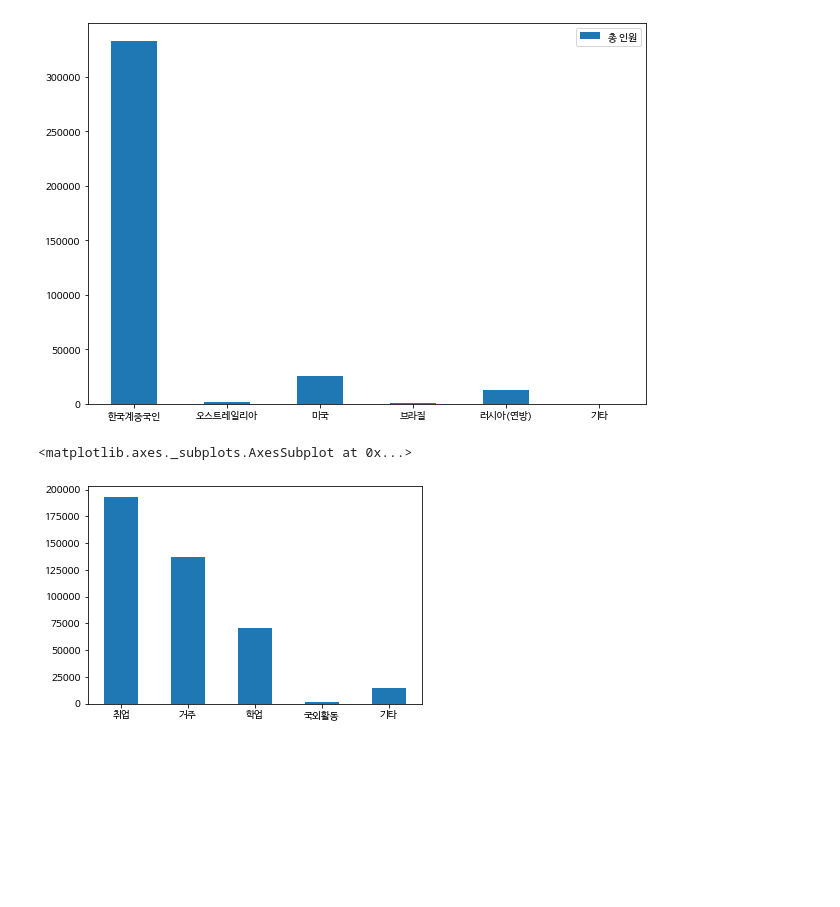
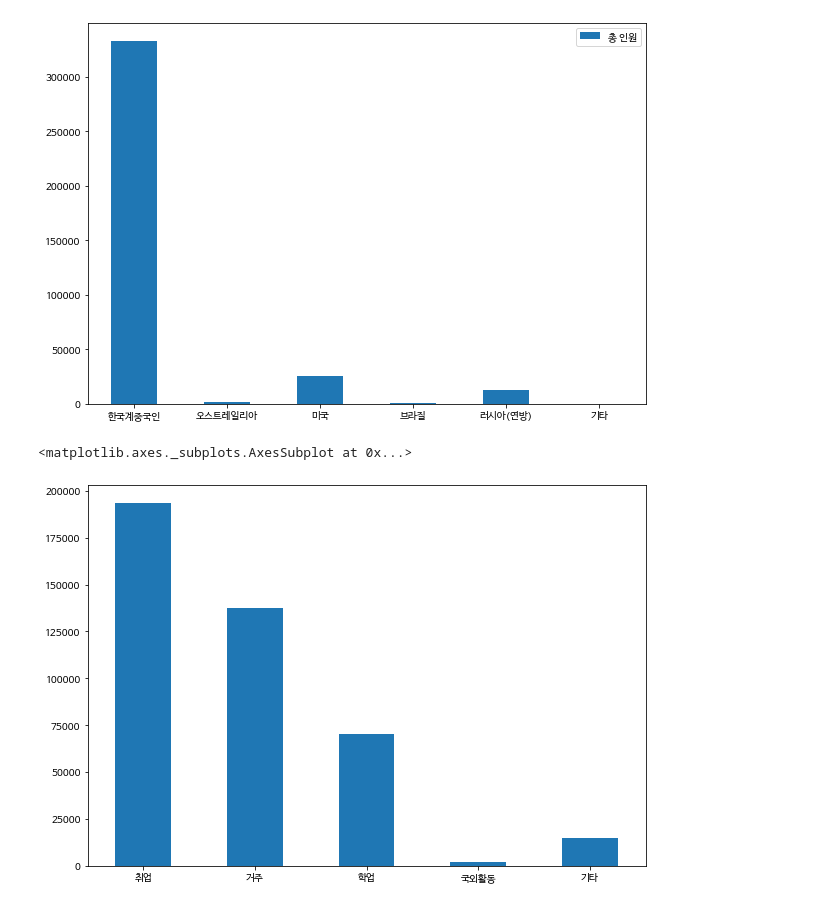
Before and after one commit to SonHyeok/Foreigner-in-korea, a Jupyter notebook: Foreigner.ipynb, the cells around one changed output. Saved outputs shown, nothing was run; the diff lists cells and outputs as text; code cells hidden in the pictures; blank space fills up the shorter version.

```diff
--- a/Foreigner.ipynb
+++ b/Foreigner.ipynb
@@ -379,8 +709,8 @@ df_compare.plot.bar(figsize = (10,7),rot = 0)
 <matplotlib.axes._subplots.AxesSubplot at 0x...>
 [figure]
 # %%
-df_last.max().plot.bar(rot = 0)
+df_last.max().plot.bar(rot = 0, figsize = (10,7))
 # 방문 사유중 취업이 가장 많은 범위를 차지함을 알 수 있음.
 # %% [output]
 <matplotlib.axes._subplots.AxesSubplot at 0x...>
-[figure, old version]
+[figure, new version]
```
Also changed, not shown: parts of 36 cells of this notebook.
